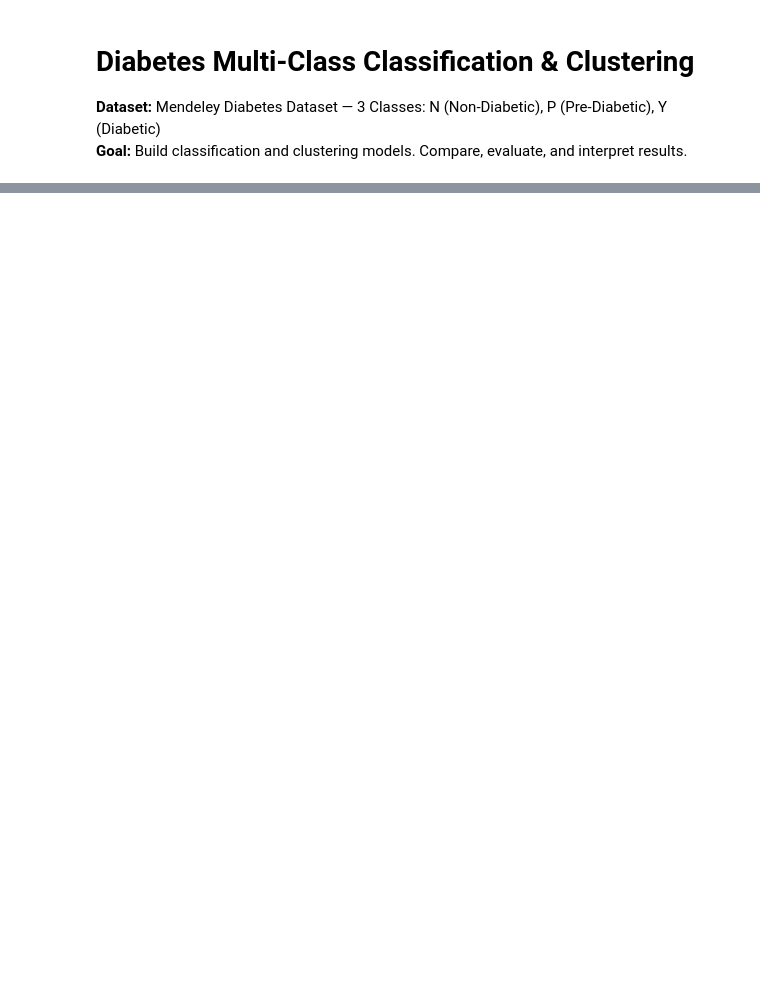
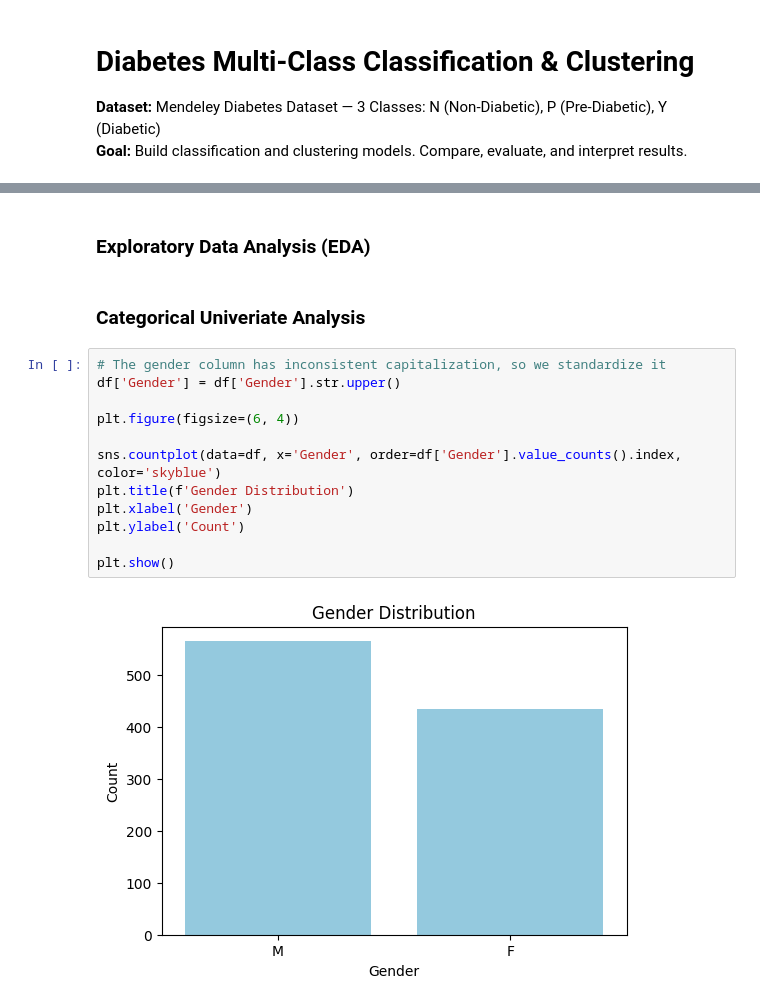
Before and after one commit to aakritip15/diabetes-prediction, a Jupyter notebook: notebook/eda.ipynb, the cells around one changed output, grey strips where cells are left out. Saved outputs shown, nothing was run; the diff lists cells and outputs as text; blank space fills up the shorter version.

Commit message:
feat(eda): perform exploratory data analysis and visualization

```diff
--- a/notebook/eda.ipynb
+++ b/notebook/eda.ipynb
@@ -88,0 +92,18 @@ plt.show()
+# %% [markdown]
+### Exploratory Data Analysis (EDA)
+# %% [markdown]
+### Categorical Univeriate Analysis
+# %%
+# The gender column has inconsistent capitalization, so we standardize it
+df['Gender'] = df['Gender'].str.upper()
+
+plt.figure(figsize=(6, 4))
+
+sns.countplot(data=df, x='Gender', order=df['Gender'].value_counts().index,  color='skyblue')
+plt.title(f'Gender Distribution')
+plt.xlabel('Gender')
+plt.ylabel('Count')
+
+plt.show()
+# %% [output]
+[figure, added]
```
Also changed, not shown: parts of 18 cells of this notebook, 3 other files.
